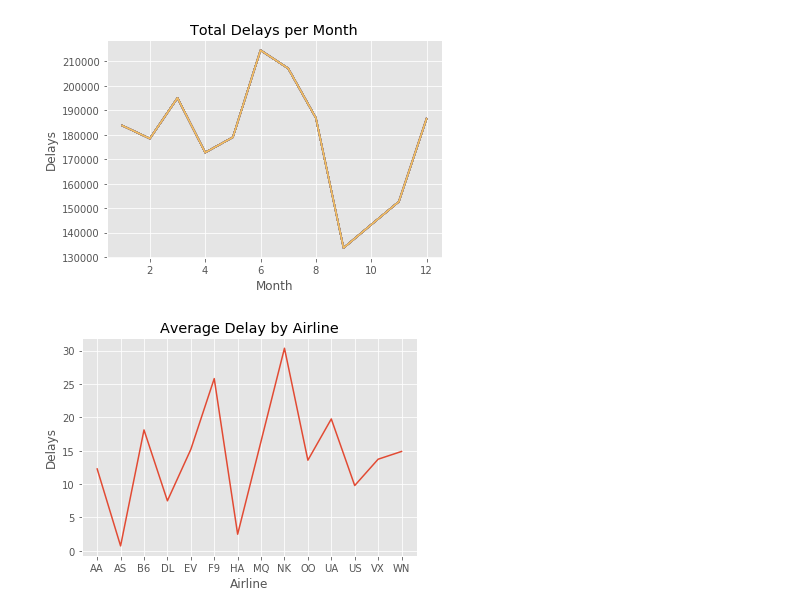
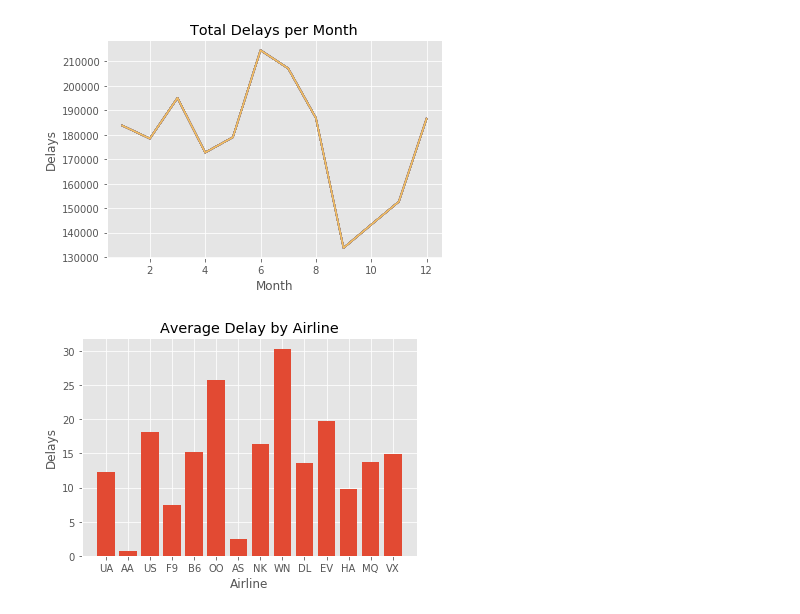
Before and after one commit to VandyHacks/datascience-beginners, a Jupyter notebook: Tutorial.ipynb, the cells around one changed output. Cells and saved outputs as stored; diff of their text form; code cells hidden in the pictures.

Commit message:
Change last graph to bar graph

```diff
--- a/Tutorial.ipynb
+++ b/Tutorial.ipynb
@@ -132,10 +132,13 @@ plt.show()
 # %% [output]
 [figure]
 # %%
-plt.bar(flights.groupby('AIRLINE')['TOTAL_DELAY'].mean())
+bins = np.arange(airlines.shape[0])
+
+plt.bar(bins, avg_delay_airline['TOTAL_DELAY'].values)
 plt.xlabel('Airline')
+plt.xticks(bins, airlines['IATA_CODE'])
 plt.ylabel('Delays')
 plt.title('Average Delay by Airline')
 plt.show()
 # %% [output]
-[figure, old version]
+[figure, new version]
```
